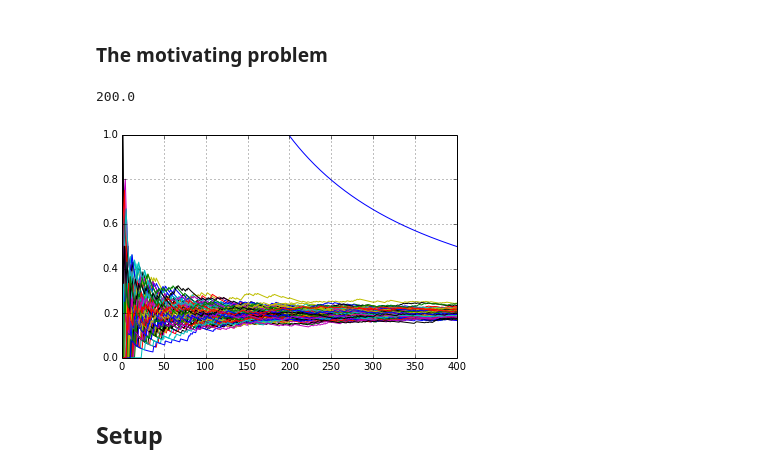
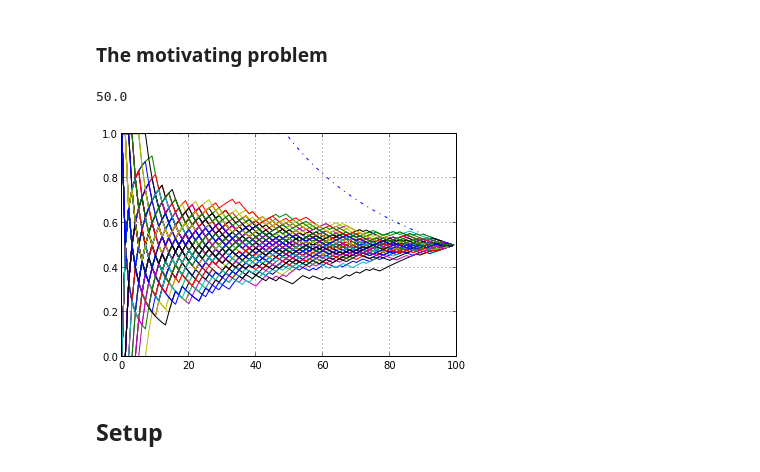
Before and after one commit to yoavfreund/UCSD_BigData, a Jupyter notebook: notebooks/sorting/Bounds.ipynb, the cells around one changed output. Drawn from its saved outputs; the diff is of its cells as text; code cells hidden in the pictures.

```diff
--- a/notebooks/sorting/Bounds.ipynb
+++ b/notebooks/sorting/Bounds.ipynb
@@ -1,26 +1,26 @@
 # %% [markdown]
 ### The motivating problem
 # %%
-n=1000
-fraction=0.2
+n=100
+fraction=0.5
 A=array([1.]*int(fraction*n)+[0.]*int((1-fraction)*n))
 len(A)
 #print A
 print sum(A)
 # %% [output]
-200.0
+50.0
 # %%
 def estimate(A):
     return np.divide(cumsum(A),arange(1,len(A)+1,1))
 # %%
-plot(estimate(A))
+plot(estimate(A),'b-.')
 for i in range(100):
     plot(estimate(permutation(A)))
 ylim([0,1])
-xlim([0,400])
+#xlim([0,400])
 grid()
 # %% [output]
-[figure, old version]
+[figure, new version]
 # %% [markdown]
 ## Setup
 # %% [markdown]
```
Also changed, not shown: 1 other file.
